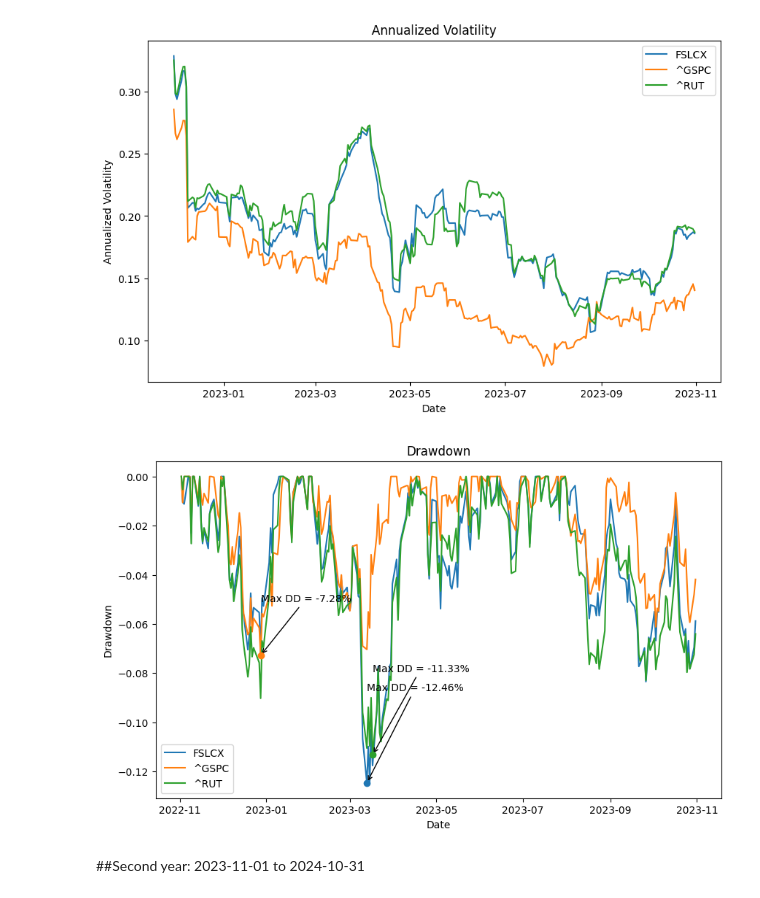
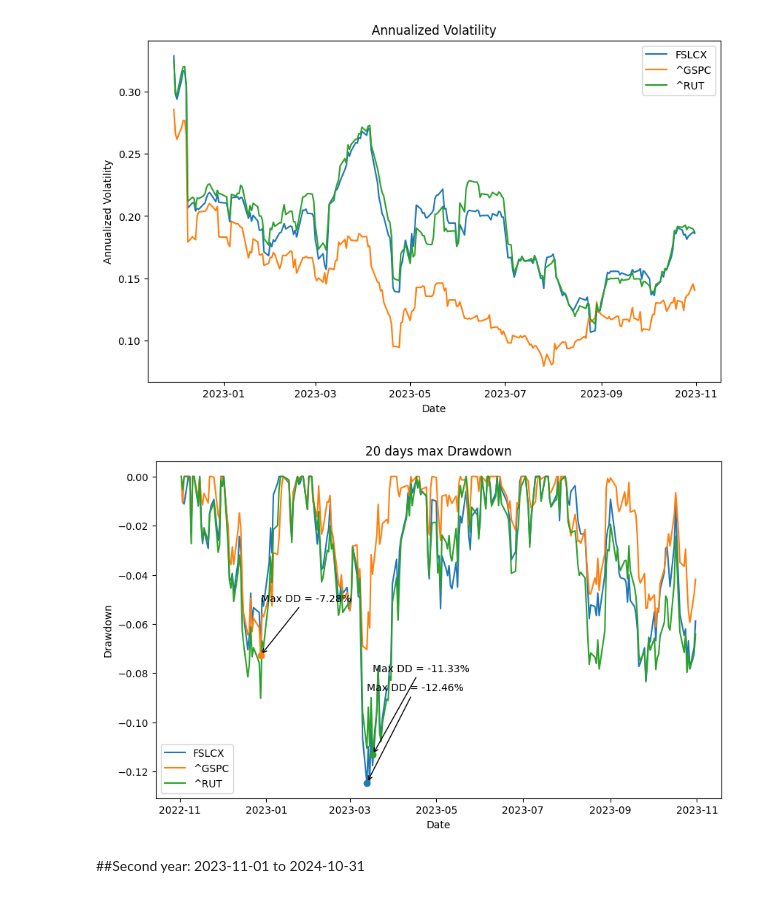
Before and after one commit to geeancarlocarnevali/FundEvaluation, a Jupyter notebook: Fund_Evaluation.ipynb, the cells around one changed output. Saved outputs shown, nothing was run; the diff lists cells and outputs as text; code cells hidden in the pictures.

```diff
--- a/Fund_Evaluation.ipynb
+++ b/Fund_Evaluation.ipynb
@@ -158,29 +189,29 @@ plt.show()
 # %%
 dd_1st=MaxDD(returns_1st,20)[1]
 plt.figure(figsize=(10,6))
 plt.plot(dd_1st, label='Drawdown')
 
 for col in dd_1st.columns:
   plt.scatter(
       dd_1st[col].idxmin(),
       dd_1st[col].min(),
       zorder=5
   )
 
   plt.annotate(
       f"Max DD = {dd_1st[col].min():.2%}",
       xy=(dd_1st[col].idxmin(), dd_1st[col].min()),
       xytext=(dd_1st[col].idxmin(), dd_1st[col].min() * 0.7),
       arrowprops=dict(arrowstyle="->"),
   )
 
-plt.title('Drawdown')
+plt.title('20 days max Drawdown')
 plt.xlabel('Date')
 plt.ylabel('Drawdown')
 plt.legend(dd_1st.columns)
 plt.show()
 # %% [output]
-[figure, old version]
+[figure, new version]
 # %% [markdown]
 ##Second year: 2023-11-01 to 2024-10-31
 # %%
```
Also changed, not shown: parts of 14 cells of this notebook.
